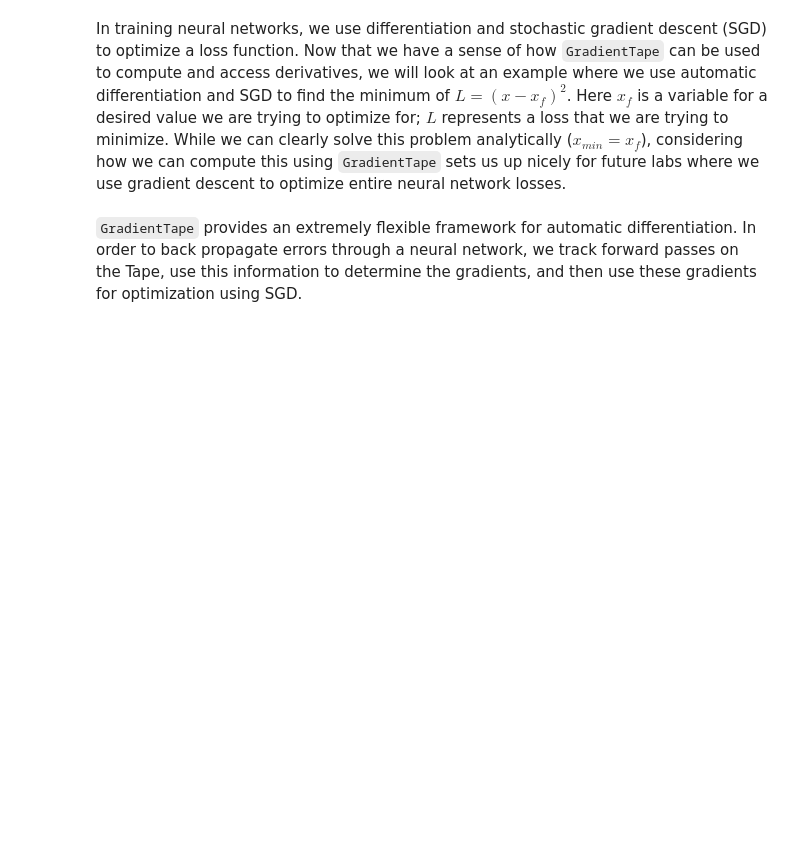
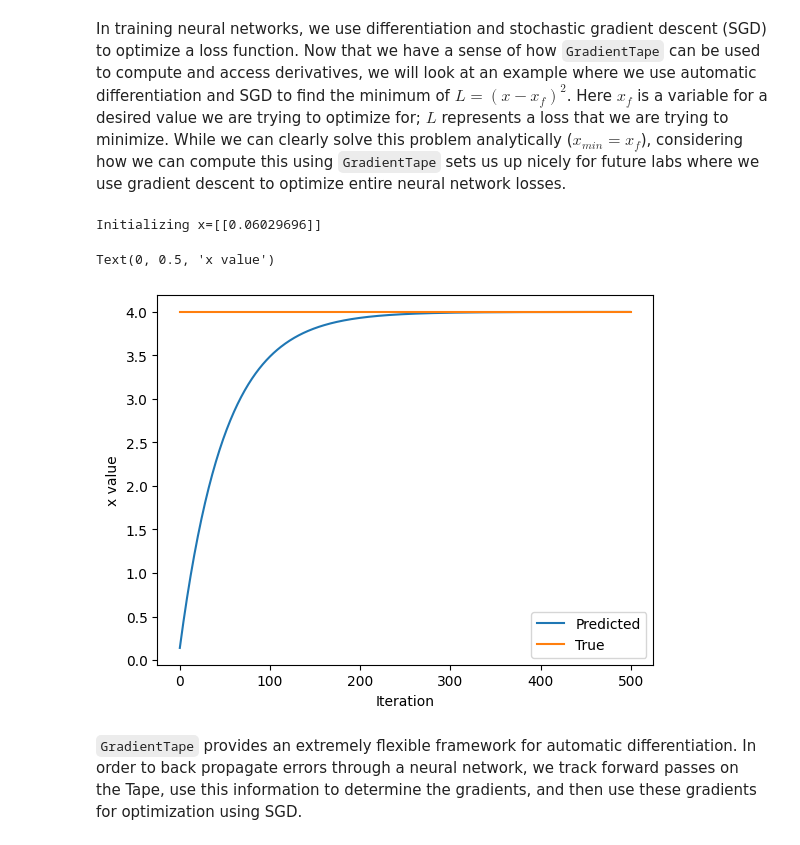
Before and after one commit to HedgeOwen/Tenserflow, a Jupyter notebook: lab1/Part1_TensorFlow.ipynb, the cells around one changed output. Saved outputs shown, nothing was run; the diff lists cells and outputs as text; code cells hidden in the pictures; blank space fills up the shorter version.

```diff
--- a/lab1/Part1_TensorFlow.ipynb
+++ b/lab1/Part1_TensorFlow.ipynb
@@ -342,33 +344,37 @@ In training neural networks, we use differentiation and stochastic gradient desc
 # %%
 ### Function minimization with automatic differentiation and SGD ###
 
 # Initialize a random value for our initial x
 x = tf.Variable([tf.random.normal([1])])
 print("Initializing x={}".format(x.numpy()))
 
 learning_rate = 1e-2 # learning rate for SGD
 history = []
 # Define the target value
 x_f = 4
 
 # We will run SGD for a number of iterations. At each iteration, we compute the loss,
 #   compute the derivative of the loss with respect to x, and perform the SGD update.
 for i in range(500):
   with tf.GradientTape() as tape:
     '''TODO: define the loss as described above'''
-    loss = # TODO
+    loss = (x-x_f)**2
 
   # loss minimization using gradient tape
   grad = tape.gradient(loss, x) # compute the derivative of the loss with respect to x
   new_x = x - learning_rate*grad # sgd update
   x.assign(new_x) # update the value of x
   history.append(x.numpy()[0])
 
 # Plot the evolution of x as we optimize towards x_f!
 plt.plot(history)
 plt.plot([0, 500],[x_f,x_f])
 plt.legend(('Predicted', 'True'))
 plt.xlabel('Iteration')
 plt.ylabel('x value')
+# %% [output]
+Initializing x=[[0.06029696]]
+Text(0, 0.5, 'x value')
+[figure, added]
 # %% [markdown]
 `GradientTape` provides an extremely flexible framework for automatic differentiation. In order to back propagate errors through a neural network, we track forward passes on the Tape, use this information to determine the gradients, and then use these gradients for optimization using SGD.
```
Also changed, not shown: parts of 3 cells of this notebook.
